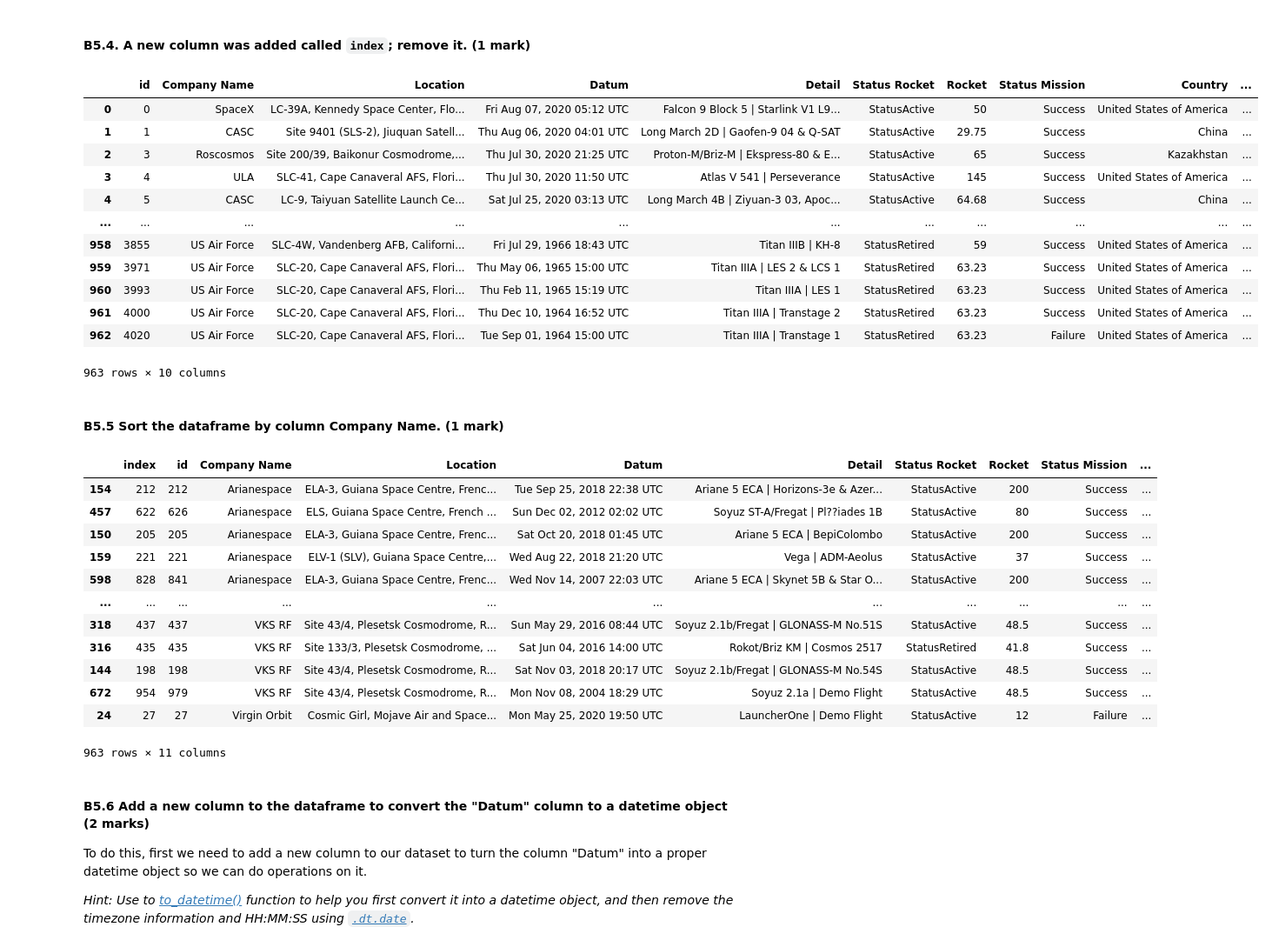
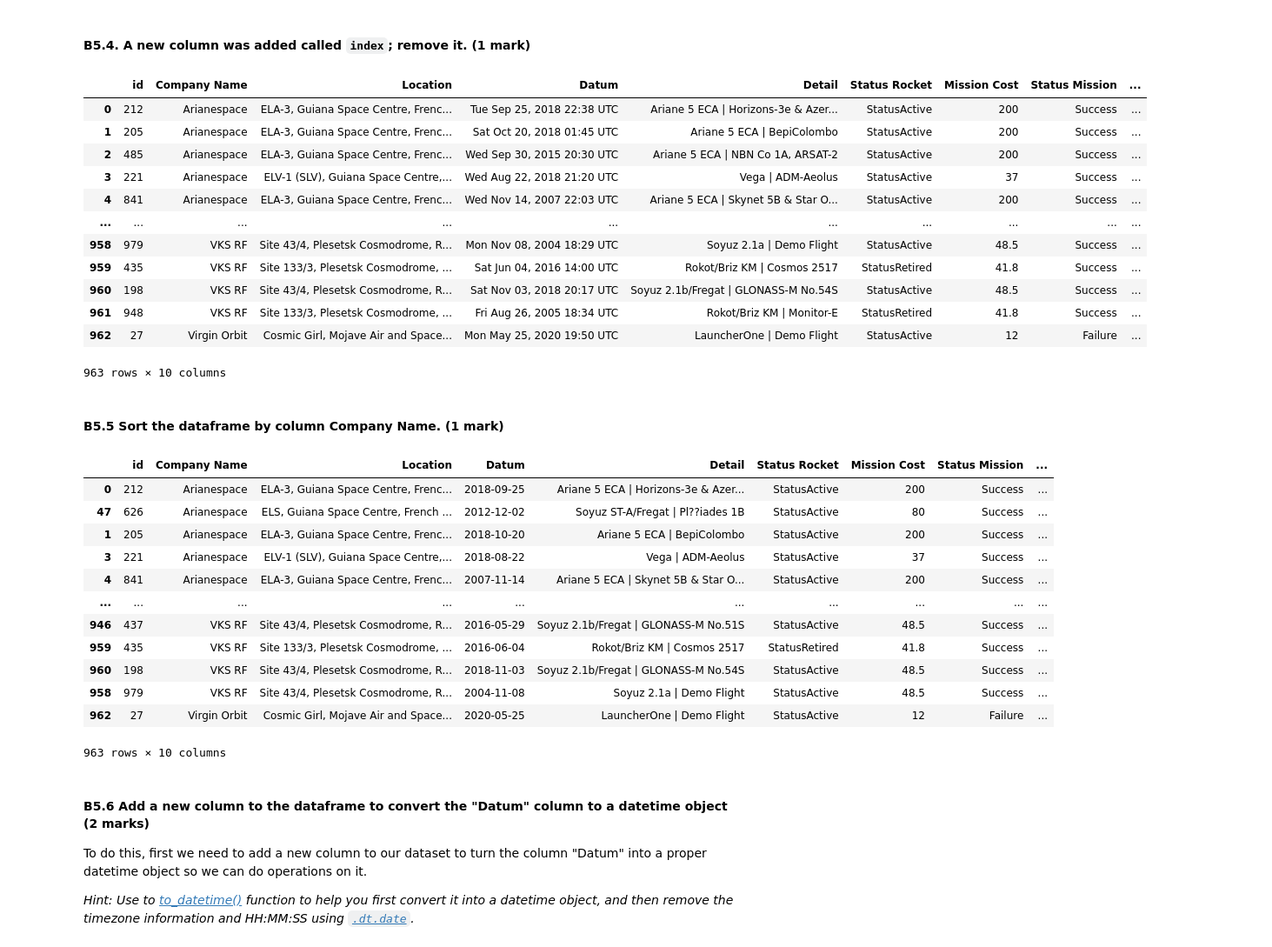
Before and after one commit to data301-2020-winter2/data301-lab5-lletef16, a Jupyter notebook: lab5.ipynb, the cells around one changed output. Shown at 87% size. Saved outputs shown, nothing was run; the diff lists cells and outputs as text; code cells hidden in the pictures.

```diff
--- a/lab5.ipynb
+++ b/lab5.ipynb
@@ -150,7 +150,8 @@ In this lab, we will guide you through some wrangling tasks with this dataset.
 # %% [markdown]
 #### B5.1 Change name of the column Rocket to Mission Cost and save it. (The name of the column rocket has one space before it (use ' Rocket'))(1 mark)
 # %%
-df.rename(columns={' Rocket':' Mission Cost'})
+df=df.rename(columns={' Rocket':' Mission Cost'})
+df
 # %% [output]
 |  | id | Company Name | Location | Datum | Detail | Status Rocket | Mission Cost | Status Mission | ... |
 | 0 | 0 | SpaceX | LC-39A, Kennedy Space Center, Flo... | Fri Aug 07, 2020 05:12 UTC | Falcon 9 Block 5 | Starlink V1 L9... | StatusActive | 50 | Success | ... |
@@ -187,6 +188,6 @@ df
 # %% [markdown]
 #### B5.3 Reset the index to get a new index without missing values (1 mark)
 # %%
-df=df.reset_index(drop=True)
+df=df.reset_index()
 df
 # %% [output]
@@ -206,40 +207,41 @@ df
 # %% [markdown]
 #### B5.4. A new column was added called `index`; remove it. (1 mark)
 # %%
-df.drop(columns=['index'])
+df=df.drop(columns=['index'])
+df
 # %% [output]
-|  | id | Company Name | Location | Datum | Detail | Status Rocket | Rocket | Status Mission | Country | ... |
-| 0 | 0 | SpaceX | LC-39A, Kennedy Space Center, Flo... | Fri Aug 07, 2020 05:12 UTC | Falcon 9 Block 5 | Starlink V1 L9... | StatusActive | 50 | Success | United States of America | ... |
-| 1 | 1 | CASC | Site 9401 (SLS-2), Jiuquan Satell... | Thu Aug 06, 2020 04:01 UTC | Long March 2D | Gaofen-9 04 & Q-SAT | StatusActive | 29.75 | Success | China | ... |
-| 2 | 3 | Roscosmos | Site 200/39, Baikonur Cosmodrome,... | Thu Jul 30, 2020 21:25 UTC | Proton-M/Briz-M | Ekspress-80 & E... | StatusActive | 65 | Success | Kazakhstan | ... |
-| 3 | 4 | ULA | SLC-41, Cape Canaveral AFS, Flori... | Thu Jul 30, 2020 11:50 UTC | Atlas V 541 | Perseverance | StatusActive | 145 | Success | United States of America | ... |
-| 4 | 5 | CASC | LC-9, Taiyuan Satellite Launch Ce... | Sat Jul 25, 2020 03:13 UTC | Long March 4B | Ziyuan-3 03, Apoc... | StatusActive | 64.68 | Success | China | ... |
-| ... | ... | ... | ... | ... | ... | ... | ... | ... | ... | ... |
-| 958 | 3855 | US Air Force | SLC-4W, Vandenberg AFB, Californi... | Fri Jul 29, 1966 18:43 UTC | Titan IIIB | KH-8 | StatusRetired | 59 | Success | United States of America | ... |
-| 959 | 3971 | US Air Force | SLC-20, Cape Canaveral AFS, Flori... | Thu May 06, 1965 15:00 UTC | Titan IIIA | LES 2 & LCS 1 | StatusRetired | 63.23 | Success | United States of America | ... |
-| 960 | 3993 | US Air Force | SLC-20, Cape Canaveral AFS, Flori... | Thu Feb 11, 1965 15:19 UTC | Titan IIIA | LES 1 | StatusRetired | 63.23 | Success | United States of America | ... |
-| 961 | 4000 | US Air Force | SLC-20, Cape Canaveral AFS, Flori... | Thu Dec 10, 1964 16:52 UTC | Titan IIIA | Transtage 2 | StatusRetired | 63.23 | Success | United States of America | ... |
-| 962 | 4020 | US Air Force | SLC-20, Cape Canaveral AFS, Flori... | Tue Sep 01, 1964 15:00 UTC | Titan IIIA | Transtage 1 | StatusRetired | 63.23 | Failure | United States of America | ... |
+|  | id | Company Name | Location | Datum | Detail | Status Rocket | Mission Cost | Status Mission | ... |
+| 0 | 212 | Arianespace | ELA-3, Guiana Space Centre, Frenc... | Tue Sep 25, 2018 22:38 UTC | Ariane 5 ECA | Horizons-3e & Azer... | StatusActive | 200 | Success | ... |
+| 1 | 205 | Arianespace | ELA-3, Guiana Space Centre, Frenc... | Sat Oct 20, 2018 01:45 UTC | Ariane 5 ECA | BepiColombo | StatusActive | 200 | Success | ... |
+| 2 | 485 | Arianespace | ELA-3, Guiana Space Centre, Frenc... | Wed Sep 30, 2015 20:30 UTC | Ariane 5 ECA | NBN Co 1A, ARSAT-2 | StatusActive | 200 | Success | ... |
+| 3 | 221 | Arianespace | ELV-1 (SLV), Guiana Space Centre,... | Wed Aug 22, 2018 21:20 UTC | Vega | ADM-Aeolus | StatusActive | 37 | Success | ... |
+| 4 | 841 | Arianespace | ELA-3, Guiana Space Centre, Frenc... | Wed Nov 14, 2007 22:03 UTC | Ariane 5 ECA | Skynet 5B & Star O... | StatusActive | 200 | Success | ... |
+| ... | ... | ... | ... | ... | ... | ... | ... | ... | ... |
+| 958 | 979 | VKS RF | Site 43/4, Plesetsk Cosmodrome, R... | Mon Nov 08, 2004 18:29 UTC | Soyuz 2.1a | Demo Flight | StatusActive | 48.5 | Success | ... |
+| 959 | 435 | VKS RF | Site 133/3, Plesetsk Cosmodrome, ... | Sat Jun 04, 2016 14:00 UTC | Rokot/Briz KM | Cosmos 2517 | StatusRetired | 41.8 | Success | ... |
+| 960 | 198 | VKS RF | Site 43/4, Plesetsk Cosmodrome, R... | Sat Nov 03, 2018 20:17 UTC | Soyuz 2.1b/Fregat | GLONASS-M No.54S | StatusActive | 48.5 | Success | ... |
+| 961 | 948 | VKS RF | Site 133/3, Plesetsk Cosmodrome, ... | Fri Aug 26, 2005 18:34 UTC | Rokot/Briz KM | Monitor-E | StatusRetired | 41.8 | Success | ... |
+| 962 | 27 | Virgin Orbit | Cosmic Girl, Mojave Air and Space... | Mon May 25, 2020 19:50 UTC | LauncherOne | Demo Flight | StatusActive | 12 | Failure | ... |
 963 rows × 10 columns
 # %% [markdown]
 #### B5.5 Sort the dataframe by column Company Name. (1 mark)
 # %%
-df.sort_values(by=['Company Name'], inplace=True)
+df.sort_values(by=['Company Name'])
 df
 # %% [output]
-|  | index | id | Company Name | Location | Datum | Detail | Status Rocket | Rocket | Status Mission | ... |
-| 154 | 212 | 212 | Arianespace | ELA-3, Guiana Space Centre, Frenc... | Tue Sep 25, 2018 22:38 UTC | Ariane 5 ECA | Horizons-3e & Azer... | StatusActive | 200 | Success | ... |
-| 457 | 622 | 626 | Arianespace | ELS, Guiana Space Centre, French ... | Sun Dec 02, 2012 02:02 UTC | Soyuz ST-A/Fregat | Pl??iades 1B | StatusActive | 80 | Success | ... |
-| 150 | 205 | 205 | Arianespace | ELA-3, Guiana Space Centre, Frenc... | Sat Oct 20, 2018 01:45 UTC | Ariane 5 ECA | BepiColombo | StatusActive | 200 | Success | ... |
-| 159 | 221 | 221 | Arianespace | ELV-1 (SLV), Guiana Space Centre,... | Wed Aug 22, 2018 21:20 UTC | Vega | ADM-Aeolus | StatusActive | 37 | Success | ... |
-| 598 | 828 | 841 | Arianespace | ELA-3, Guiana Space Centre, Frenc... | Wed Nov 14, 2007 22:03 UTC | Ariane 5 ECA | Skynet 5B & Star O... | StatusActive | 200 | Success | ... |
-| ... | ... | ... | ... | ... | ... | ... | ... | ... | ... | ... |
-| 318 | 437 | 437 | VKS RF | Site 43/4, Plesetsk Cosmodrome, R... | Sun May 29, 2016 08:44 UTC | Soyuz 2.1b/Fregat | GLONASS-M No.51S | StatusActive | 48.5 | Success | ... |
-| 316 | 435 | 435 | VKS RF | Site 133/3, Plesetsk Cosmodrome, ... | Sat Jun 04, 2016 14:00 UTC | Rokot/Briz KM | Cosmos 2517 | StatusRetired | 41.8 | Success | ... |
-| 144 | 198 | 198 | VKS RF | Site 43/4, Plesetsk Cosmodrome, R... | Sat Nov 03, 2018 20:17 UTC | Soyuz 2.1b/Fregat | GLONASS-M No.54S | StatusActive | 48.5 | Success | ... |
-| 672 | 954 | 979 | VKS RF | Site 43/4, Plesetsk Cosmodrome, R... | Mon Nov 08, 2004 18:29 UTC | Soyuz 2.1a | Demo Flight | StatusActive | 48.5 | Success | ... |
-| 24 | 27 | 27 | Virgin Orbit | Cosmic Girl, Mojave Air and Space... | Mon May 25, 2020 19:50 UTC | LauncherOne | Demo Flight | StatusActive | 12 | Failure | ... |
+|  | id | Company Name | Location | Datum | Detail | Status Rocket | Mission Cost | Status Mission | ... |
+| 0 | 212 | Arianespace | ELA-3, Guiana Space Centre, Frenc... | 2018-09-25 | Ariane 5 ECA | Horizons-3e & Azer... | StatusActive | 200 | Success | ... |
+| 47 | 626 | Arianespace | ELS, Guiana Space Centre, French ... | 2012-12-02 | Soyuz ST-A/Fregat | Pl??iades 1B | StatusActive | 80 | Success | ... |
+| 1 | 205 | Arianespace | ELA-3, Guiana Space Centre, Frenc... | 2018-10-20 | Ariane 5 ECA | BepiColombo | StatusActive | 200 | Success | ... |
+| 3 | 221 | Arianespace | ELV-1 (SLV), Guiana Space Centre,... | 2018-08-22 | Vega | ADM-Aeolus | StatusActive | 37 | Success | ... |
+| 4 | 841 | Arianespace | ELA-3, Guiana Space Centre, Frenc... | 2007-11-14 | Ariane 5 ECA | Skynet 5B & Star O... | StatusActive | 200 | Success | ... |
+| ... | ... | ... | ... | ... | ... | ... | ... | ... | ... |
+| 946 | 437 | VKS RF | Site 43/4, Plesetsk Cosmodrome, R... | 2016-05-29 | Soyuz 2.1b/Fregat | GLONASS-M No.51S | StatusActive | 48.5 | Success | ... |
+| 959 | 435 | VKS RF | Site 133/3, Plesetsk Cosmodrome, ... | 2016-06-04 | Rokot/Briz KM | Cosmos 2517 | StatusRetired | 41.8 | Success | ... |
+| 960 | 198 | VKS RF | Site 43/4, Plesetsk Cosmodrome, R... | 2018-11-03 | Soyuz 2.1b/Fregat | GLONASS-M No.54S | StatusActive | 48.5 | Success | ... |
+| 958 | 979 | VKS RF | Site 43/4, Plesetsk Cosmodrome, R... | 2004-11-08 | Soyuz 2.1a | Demo Flight | StatusActive | 48.5 | Success | ... |
+| 962 | 27 | Virgin Orbit | Cosmic Girl, Mojave Air and Space... | 2020-05-25 | LauncherOne | Demo Flight | StatusActive | 12 | Failure | ... |
-963 rows × 11 columns
+963 rows × 10 columns
 # %% [markdown]
 #### B5.6 Add a new column to the dataframe to convert the "Datum" column to a datetime object (2 marks)
 
```
Also changed, not shown: parts of 22 cells of this notebook, 1 other file.
